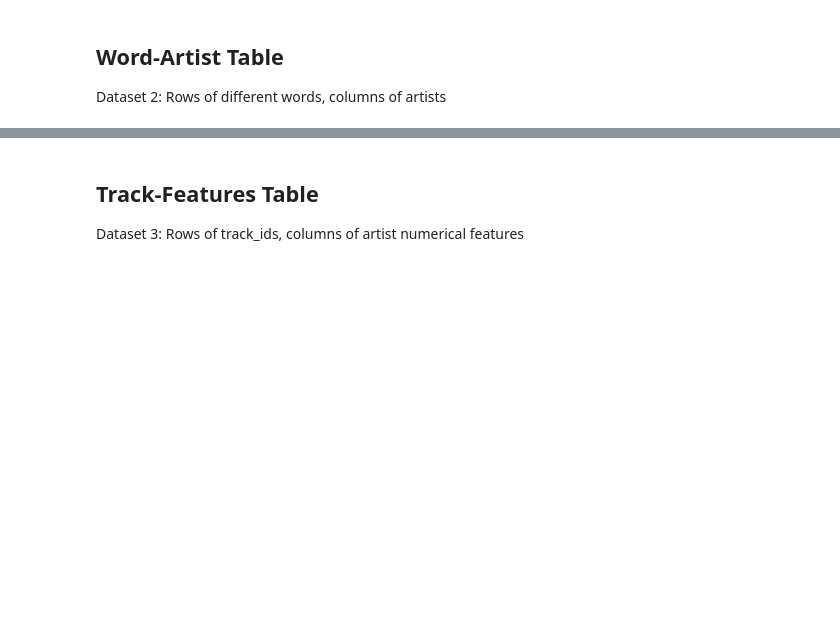
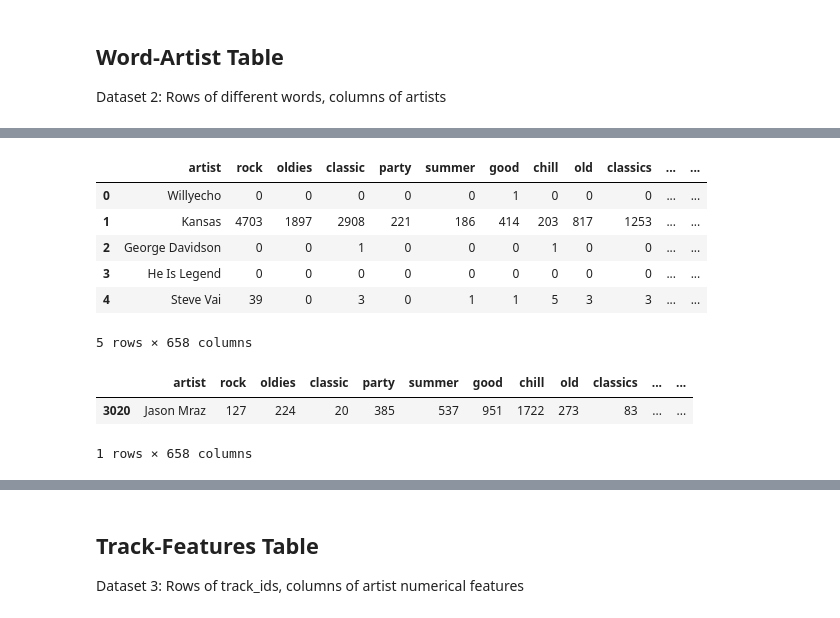
Before and after one commit to holistudio/spotify_dash, a Jupyter notebook: 02_data_wrangling/tableau_datasets.ipynb, the cells around one changed output, grey strips where cells are left out. Drawn from its saved outputs; the diff is of its cells as text; code cells hidden in the pictures; blank space fills up the shorter version.

Commit message:
Update tableau_datasets.ipynb
 - Decide on how to handle songs with multiple artists
 - Dataset 2: Rows of different words, columns of artists

```diff
--- a/02_data_wrangling/tableau_datasets.ipynb
+++ b/02_data_wrangling/tableau_datasets.ipynb
@@ -87,0 +89,3 @@ Dataset 2: Rows of different words, columns of artists
+# %%
+# get word values as a list
+word_features = [int(x) for x in word_bin_df.iloc[0][word_list].values]
@@ -87,0 +110,7 @@ Dataset 2: Rows of different words, columns of artists
+# %%
+unique_artists = []
+for a in artists:
+    for x in a:
+        unique_artists.append(x)
+unique_artists = set(unique_artists)
+len(unique_artists)
@@ -87,0 +119,18 @@ Dataset 2: Rows of different words, columns of artists
+# %%
+# new dictionary with keys for each individual artist
+artist_data = {}
+
+for a in unique_artists:
+    artist_data[a] = []
+
+# for each row in word_bin_df
+for i,row in word_bin_df.iterrows():
+    # get the artists
+    artists_list = row['artists']
+    artists_list = artists_list.split(';')
+
+    # get word values as a list
+    word_features = [int(x) for x in row[word_list].values]
+    # add word features vector for each artist to the dictionary
+    for a in artists_list:
+        artist_data[a].append(word_features)
@@ -87,0 +165,31 @@ Dataset 2: Rows of different words, columns of artists
+# %%
+# new dataframe dictionary
+artist_df_data = {
+    'artist':[x for x in artist_data.keys()]
+}
+for word in word_list:
+    artist_df_data[word] = []
+
+for artist in artist_data.keys():
+    word_vals = np.sum(np.array(artist_data[artist]), axis=0)
+    for i,word in enumerate(word_list):
+        artist_df_data[word].append(word_vals[i])
+
+artist_df = pd.DataFrame(data=artist_df_data)
+# %%
+artist_df.head()
+# %% [output]
+|  | artist | rock | oldies | classic | party | summer | good | chill | old | classics | ... | ... |
+| 0 | Willyecho | 0 | 0 | 0 | 0 | 0 | 1 | 0 | 0 | 0 | ... | ... |
+| 1 | Kansas | 4703 | 1897 | 2908 | 221 | 186 | 414 | 203 | 817 | 1253 | ... | ... |
+| 2 | George Davidson | 0 | 0 | 1 | 0 | 0 | 0 | 1 | 0 | 0 | ... | ... |
+| 3 | He Is Legend | 0 | 0 | 0 | 0 | 0 | 0 | 0 | 0 | 0 | ... | ... |
+| 4 | Steve Vai | 39 | 0 | 3 | 0 | 1 | 1 | 5 | 3 | 3 | ... | ... |
+5 rows × 658 columns
+# %%
+filter = artist_df['artist'] == 'Jason Mraz'
+artist_df[filter]
+# %% [output]
+|  | artist | rock | oldies | classic | party | summer | good | chill | old | classics | ... | ... |
+| 3020 | Jason Mraz | 127 | 224 | 20 | 385 | 537 | 951 | 1722 | 273 | 83 | ... | ... |
+1 rows × 658 columns
```
Also changed, not shown: parts of 12 cells of this notebook.
